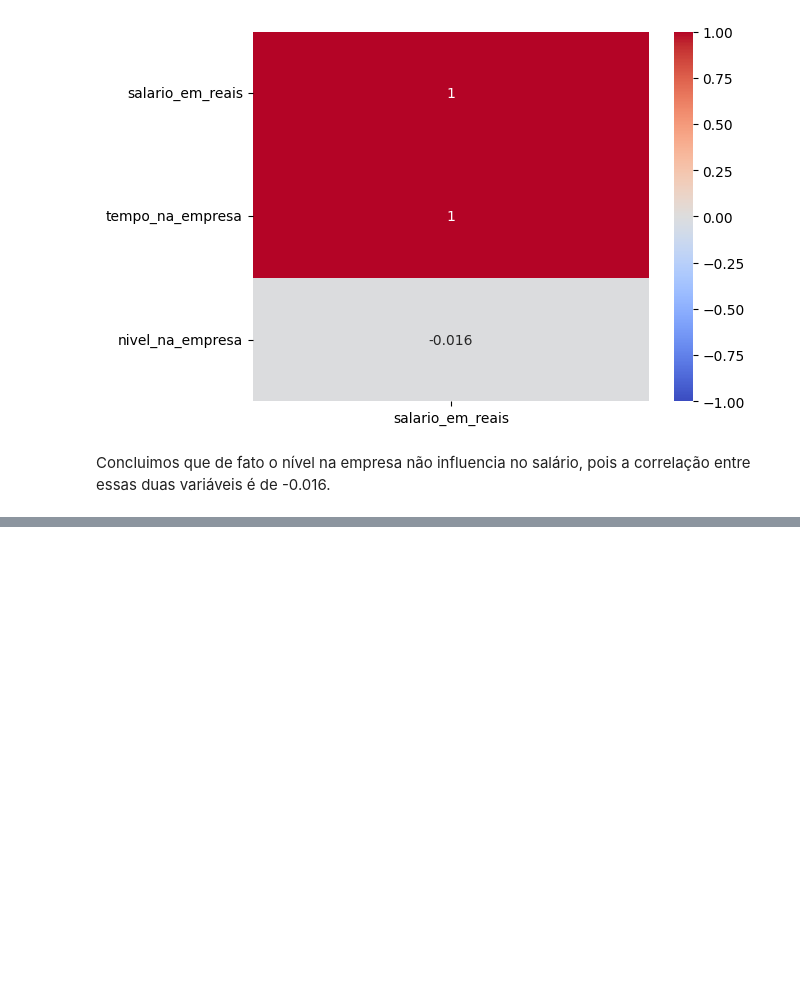
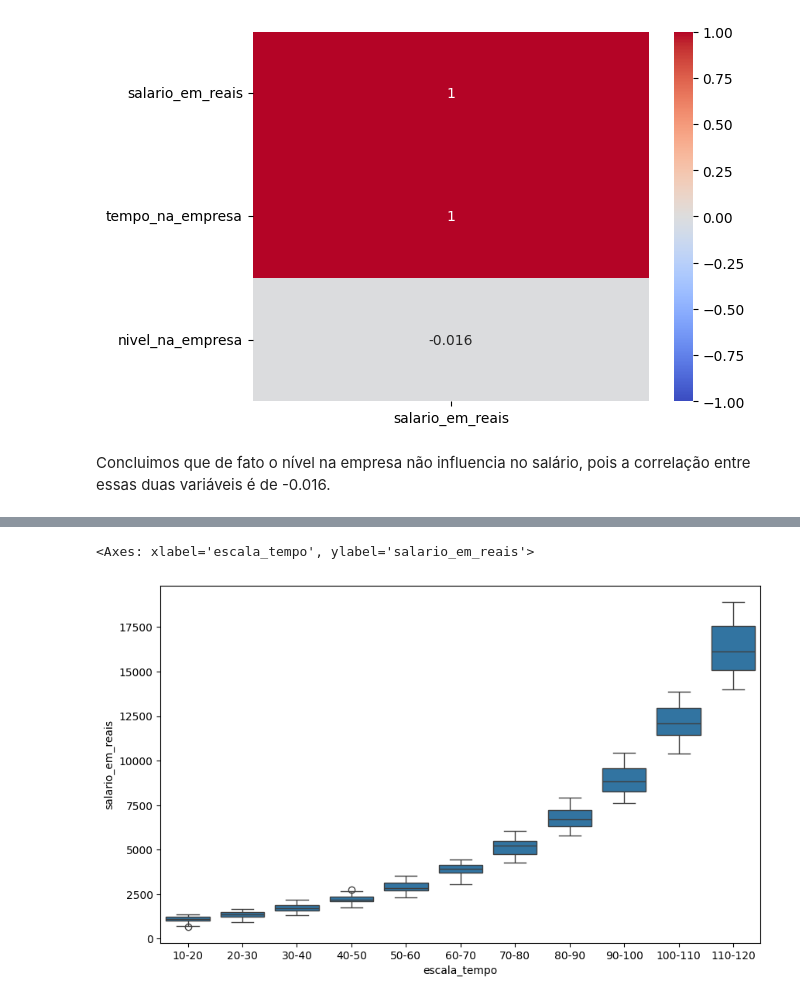
Before and after one commit to angelomedeiros/formacao-ia-regressao-polinomial, a Jupyter notebook: model_salario.ipynb, the cells around one changed output, grey strips where cells are left out. Drawn from its saved outputs; the diff is of its cells as text; code cells hidden in the pictures; blank space fills up the shorter version.

Commit message:
feat: Análise Gráfica - Bucketing

```diff
--- a/model_salario.ipynb
+++ b/model_salario.ipynb
@@ -128,3 +128,8 @@ sns.heatmap(df_salario_eda.corr('spearman')[['salario_em_reais']].sort_values(by
 [figure]
 # %% [markdown]
 Concluimos que de fato o nível na empresa não influencia no salário, pois a correlação entre essas duas variáveis é de -0.016.
+# %%
+# Bucketing tempo de casa
+bins_tempo_de_casa = [10, 20, 30, 40, 50, 60, 70, 80, 90, 100, 110, 120]
+labels_tempo_de_casa = ['10-20', '20-30', '30-40', '40-50', '50-60', '60-70', '70-80', '80-90', '90-100', '100-110', '110-120']
+df_salario_bucket['escala_tempo'] = pd.cut(df_salario_bucket.tempo_na_empresa, bins=bins_tempo_de_casa, labels=labels_tempo_de_casa, include_lowest=True)
@@ -130,0 +150,6 @@ Concluimos que de fato o nível na empresa não influencia no salário, pois a c
+# %%
+plt.figure(figsize=(10, 6))
+sns.boxplot(df_salario_bucket, x="escala_tempo", y="salario_em_reais")
+# %% [output]
+<Axes: xlabel='escala_tempo', ylabel='salario_em_reais'>
+[figure, added]
```
Also changed, not shown: parts of 1 cell of this notebook.
